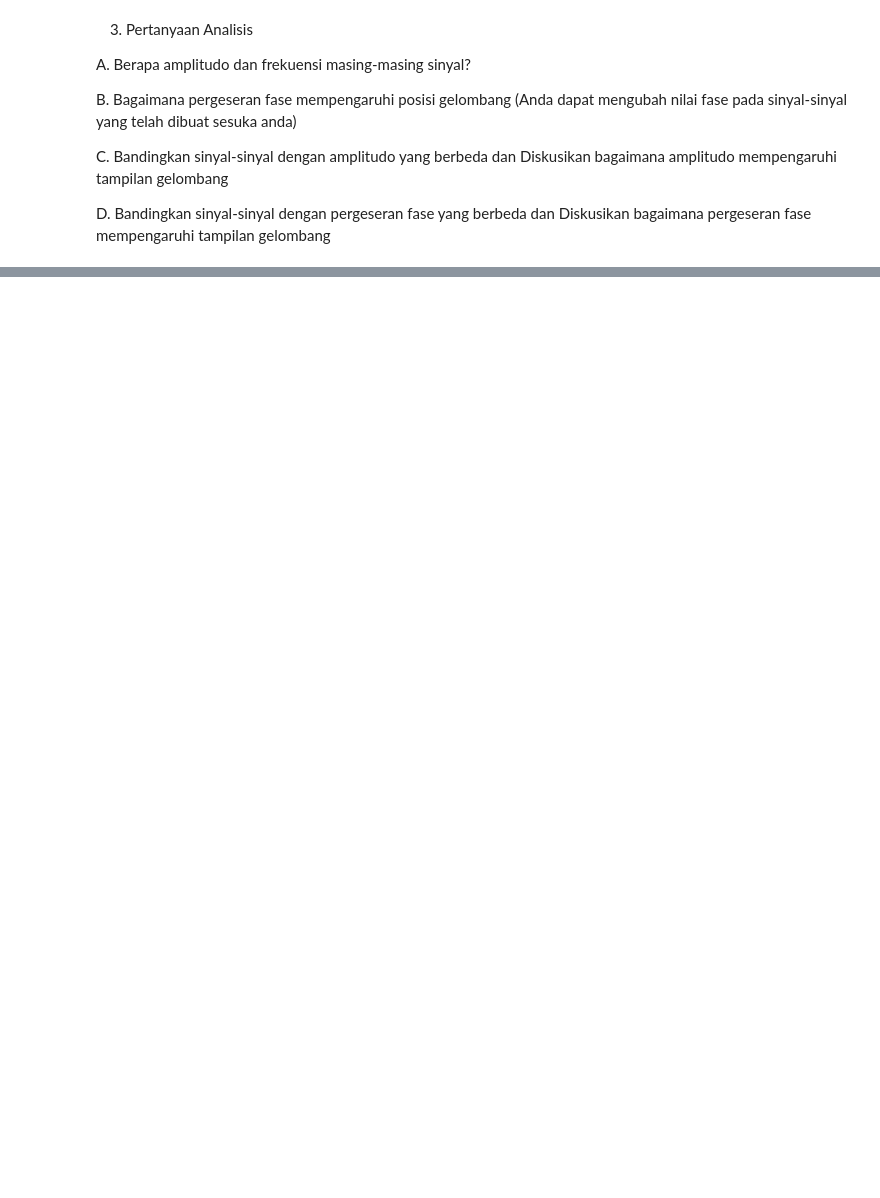
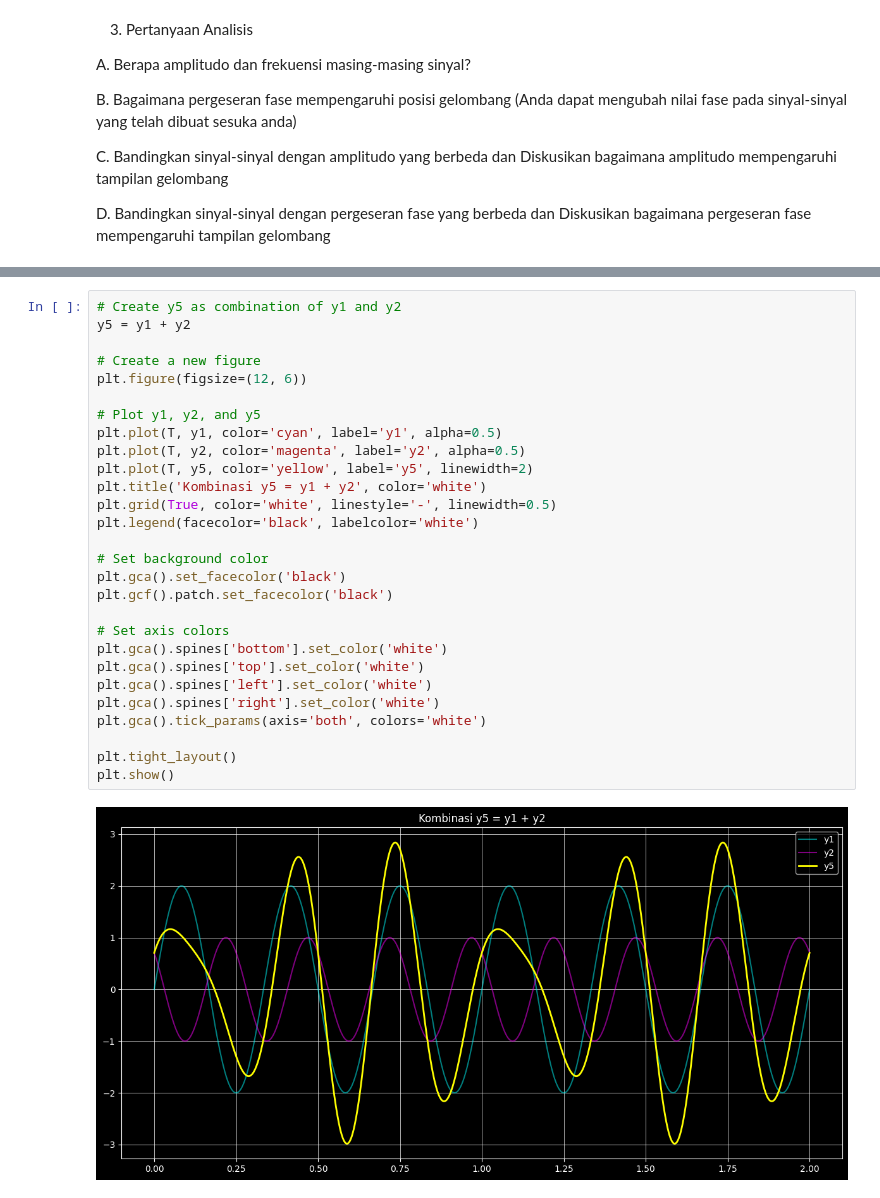
Before and after one commit to GhiffariIs/IF3024-HO1, a Jupyter notebook: tugas_122140189.ipynb, the cells around one changed output, grey strips where cells are left out. Cells and saved outputs as stored; diff of their text form; blank space fills up the shorter version.

```diff
--- a/tugas_122140189.ipynb
+++ b/tugas_122140189.ipynb
@@ -119,0 +115,30 @@ frekuensi = 3 Hz
+# %%
+# Create y5 as combination of y1 and y2
+y5 = y1 + y2
+
+# Create a new figure
+plt.figure(figsize=(12, 6))
+
+# Plot y1, y2, and y5
+plt.plot(T, y1, color='cyan', label='y1', alpha=0.5)
+plt.plot(T, y2, color='magenta', label='y2', alpha=0.5)
+plt.plot(T, y5, color='yellow', label='y5', linewidth=2)
+plt.title('Kombinasi y5 = y1 + y2', color='white')
+plt.grid(True, color='white', linestyle='-', linewidth=0.5)
+plt.legend(facecolor='black', labelcolor='white')
+
+# Set background color
+plt.gca().set_facecolor('black')
+plt.gcf().patch.set_facecolor('black')
+
+# Set axis colors
+plt.gca().spines['bottom'].set_color('white')
+plt.gca().spines['top'].set_color('white')
+plt.gca().spines['left'].set_color('white')
+plt.gca().spines['right'].set_color('white')
+plt.gca().tick_params(axis='both', colors='white')
+
+plt.tight_layout()
+plt.show()
+# %% [output]
+[figure, added]
```
Also changed, not shown: parts of 8 cells of this notebook.
